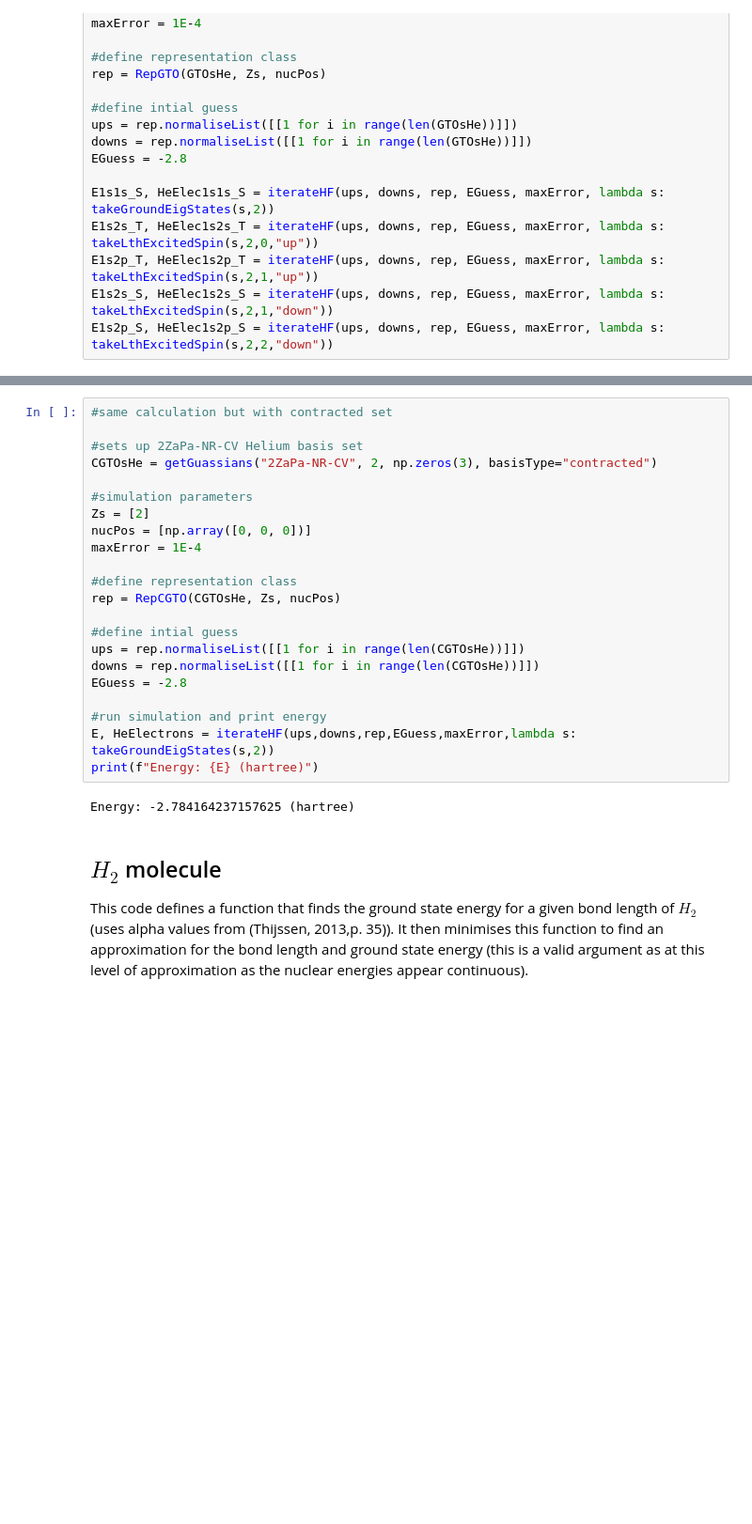
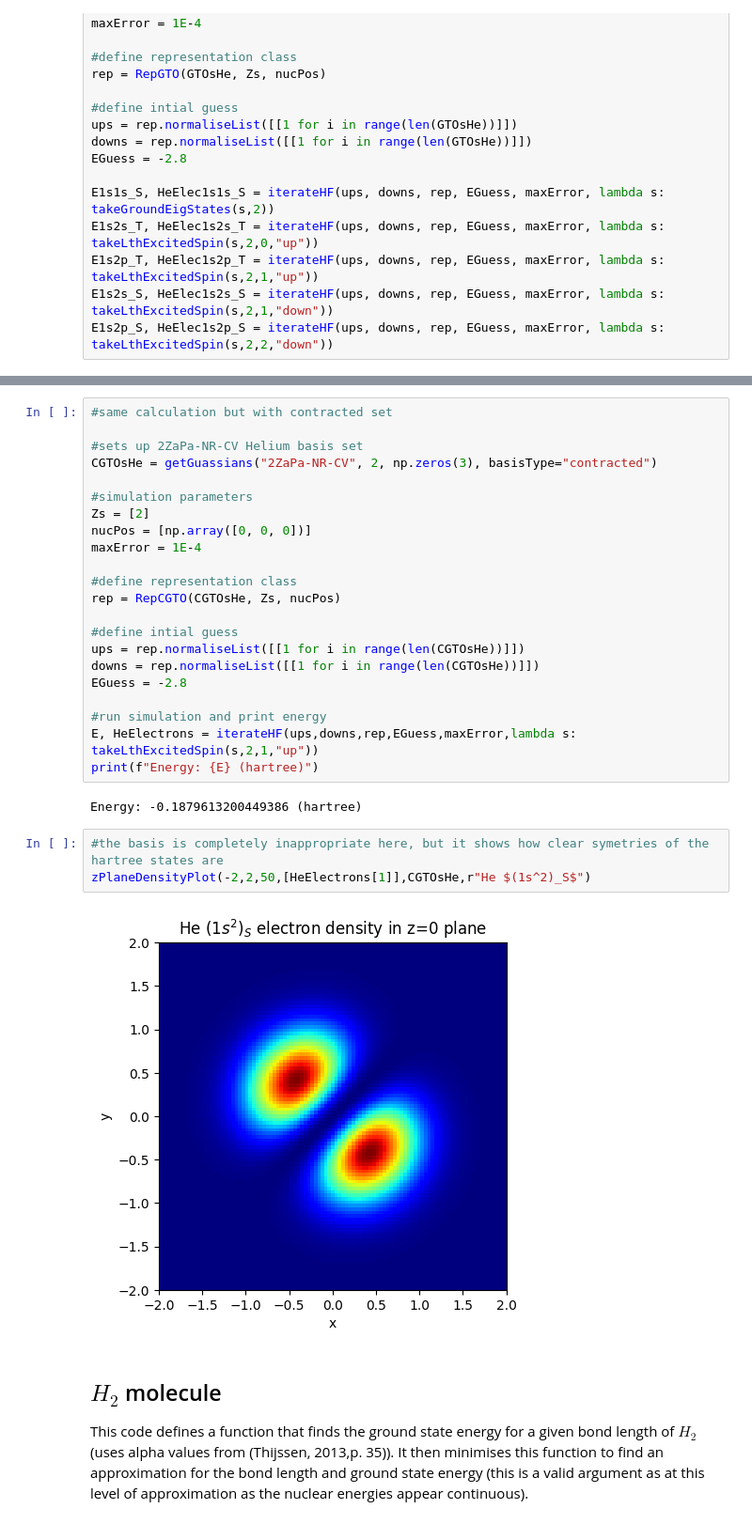
Before and after one commit to Williame33445/physics-projects, a Jupyter notebook: hartree_fock/hartree-fock-calculations.ipynb, the cells around one changed output, grey strips where cells are left out. Shown at 94% size. Drawn from its saved outputs; the diff is of its cells as text; blank space fills up the shorter version.

```diff
--- a/hartree_fock/hartree-fock-calculations.ipynb
+++ b/hartree_fock/hartree-fock-calculations.ipynb
@@ -190,10 +201,15 @@ downs = rep.normaliseList([[1 for i in range(len(CGTOsHe))]])
 EGuess = -2.8
 
 #run simulation and print energy
-E, HeElectrons = iterateHF(ups,downs,rep,EGuess,maxError,lambda s: takeGroundEigStates(s,2))
+E, HeElectrons = iterateHF(ups,downs,rep,EGuess,maxError,lambda s: takeLthExcitedSpin(s,2,1,"up"))
 print(f"Energy: {E} (hartree)")
 # %% [output]
-Energy: -2.784164237157625 (hartree)
+Energy: -0.1879613200449386 (hartree)
+# %%
+#the basis is completely inappropriate here, but it shows how clear symetries of the hartree states are
+zPlaneDensityPlot(-2,2,50,[HeElectrons[1]],CGTOsHe,r"He $(1s^2)_S$")
+# %% [output]
+[figure, added]
 # %% [markdown]
 ## $H_2$ molecule
 
```
Also changed, not shown: parts of 5 cells of this notebook, 2 other files.
